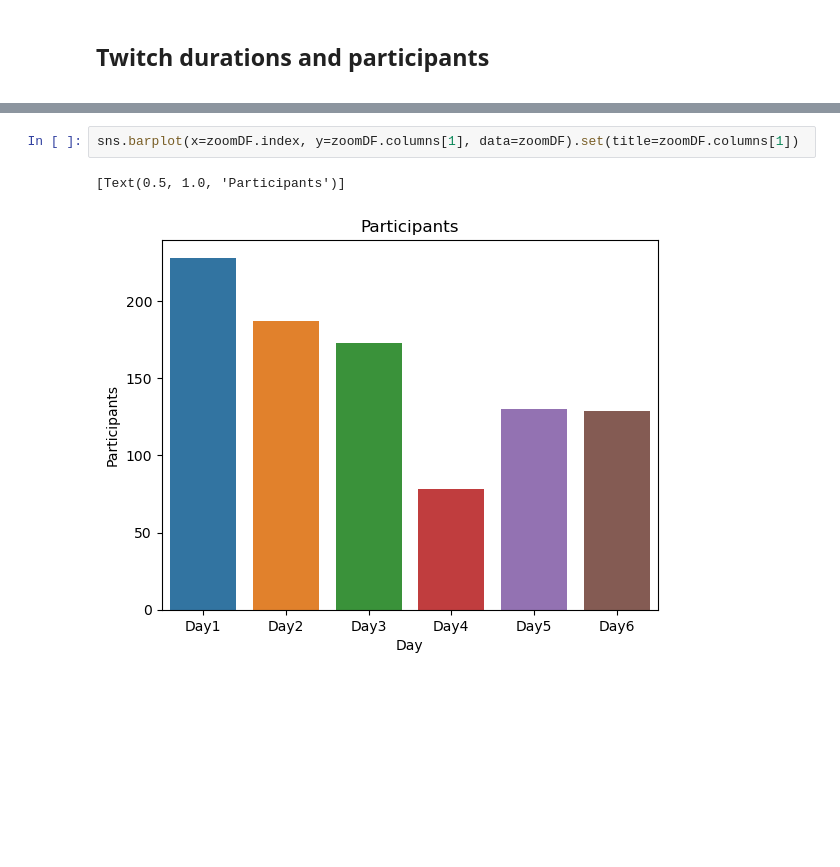
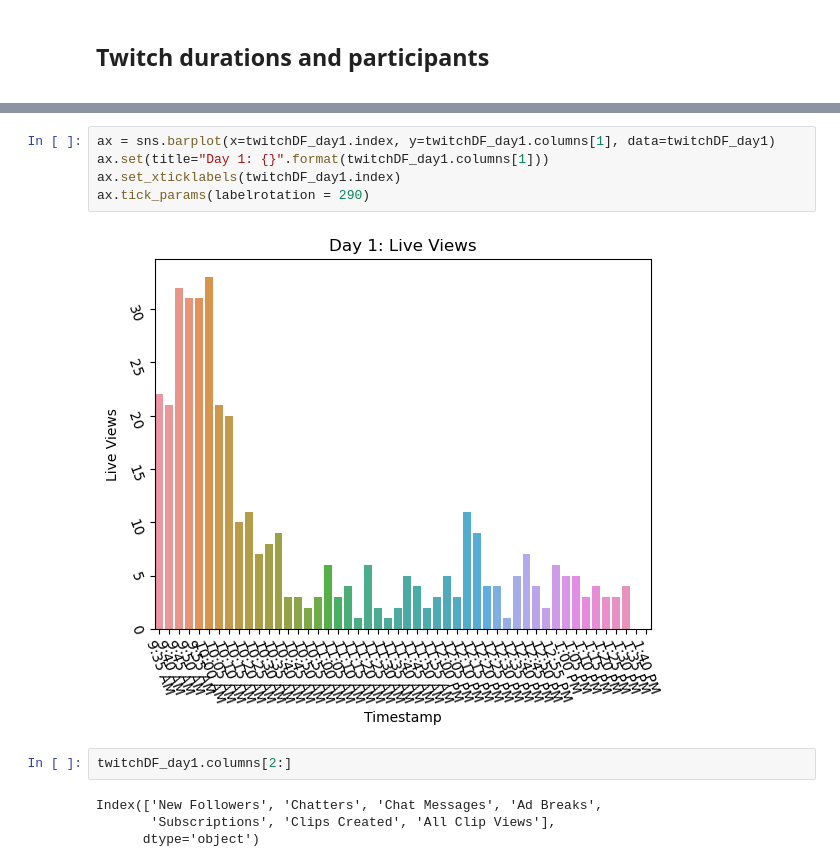
Before and after one commit to coderefinery/workshop-stats, a Jupyter notebook: Twitch_stats.ipynb, the cells around one changed output, grey strips where cells are left out. Drawn from its saved outputs; the diff is of its cells as text; blank space fills up the shorter version.

```diff
--- a/Twitch_stats.ipynb
+++ b/Twitch_stats.ipynb
@@ -51,5 +51,13 @@ Day 1
-# %%
-sns.barplot(x=zoomDF.index, y=zoomDF.columns[1], data=zoomDF).set(title=zoomDF.columns[1])
-# %% [output]
-[Text(0.5, 1.0, 'Participants')]
-[figure, removed]
+# %%
+ax = sns.barplot(x=twitchDF_day1.index, y=twitchDF_day1.columns[1], data=twitchDF_day1)
+ax.set(title="Day 1: {}".format(twitchDF_day1.columns[1]))
+ax.set_xticklabels(twitchDF_day1.index)
+ax.tick_params(labelrotation = 290)
+# %% [output]
+[figure, added]
+# %%
+twitchDF_day1.columns[2:]
+# %% [output]
+Index(['New Followers', 'Chatters', 'Chat Messages', 'Ad Breaks',
+       'Subscriptions', 'Clips Created', 'All Clip Views'],
+      dtype='object')
```
Also changed, not shown: parts of 4 cells of this notebook.
